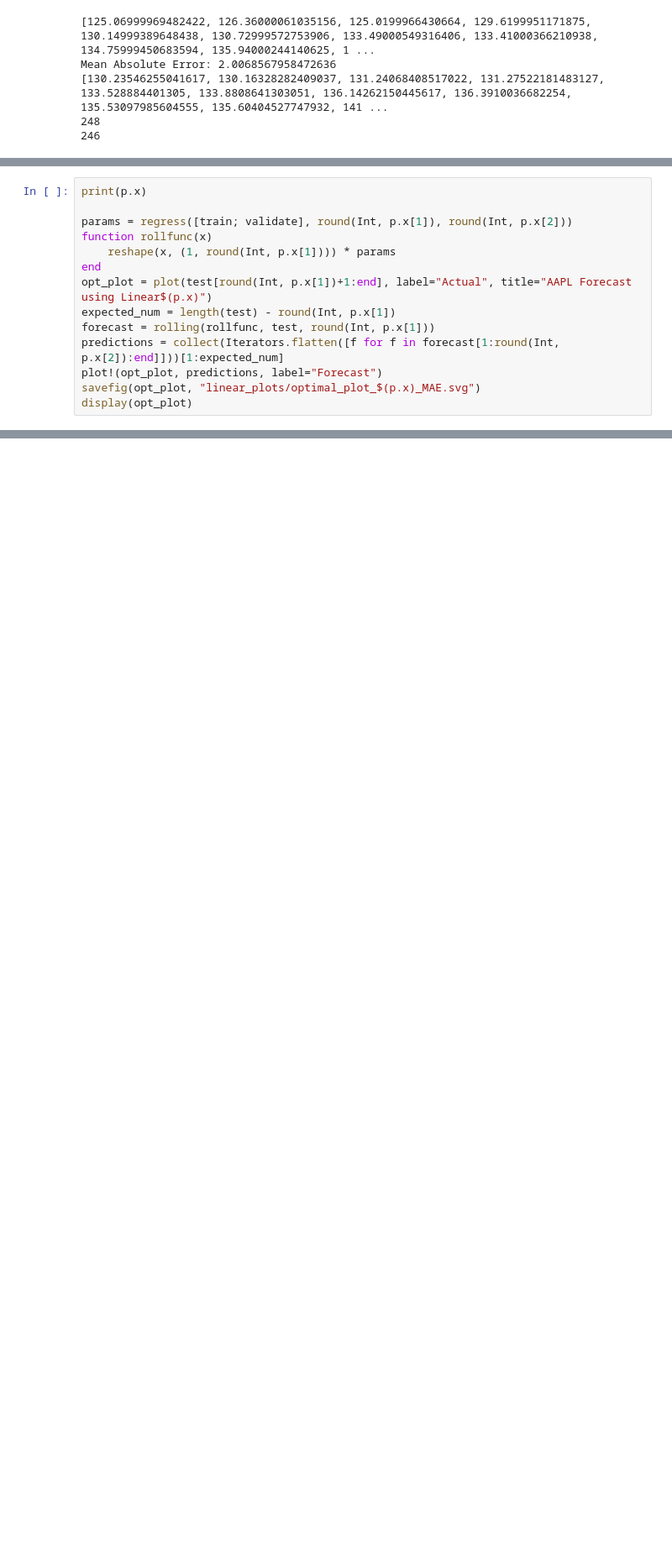
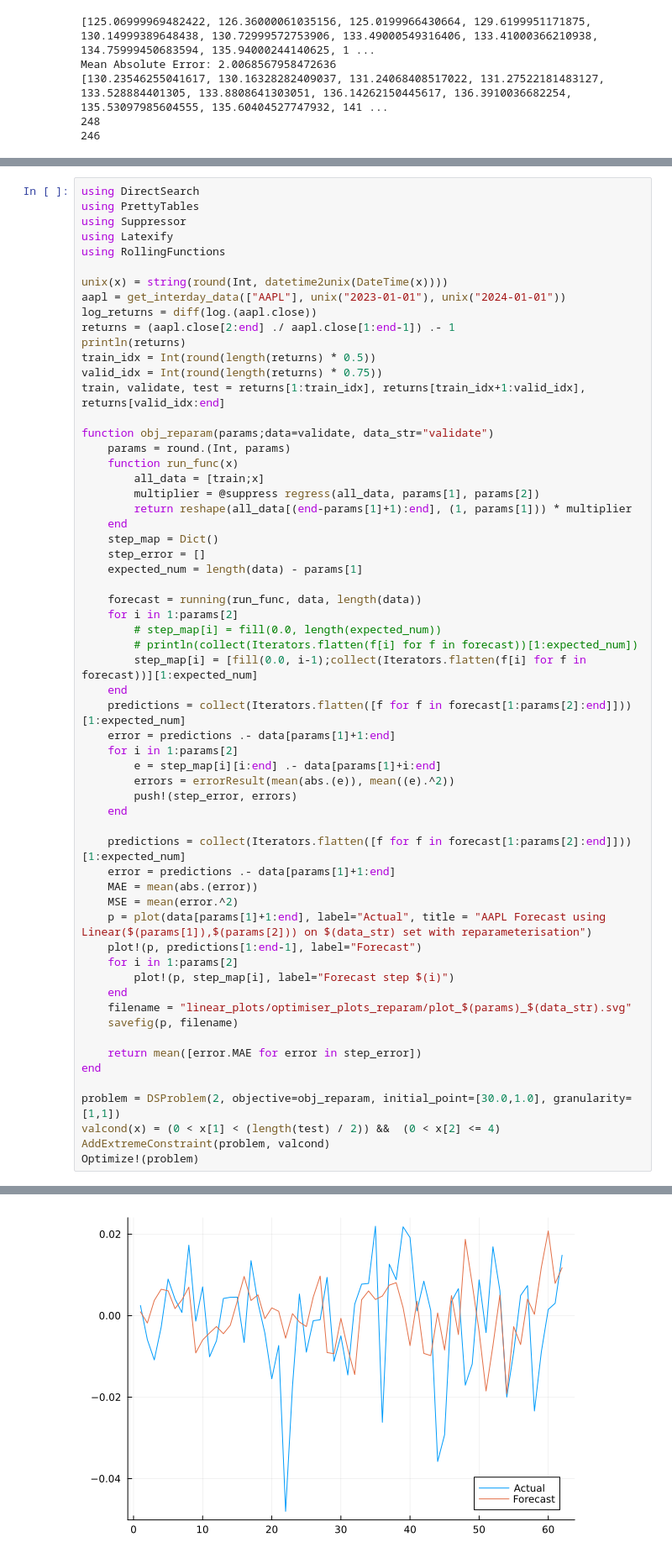
Before and after one commit to sheriff4000/fyp_repo, a Jupyter notebook: test_linear.ipynb, the cells around one changed output, grey strips where cells are left out. Shown at 84% size. Drawn from its saved outputs; the diff is of its cells as text; blank space fills up the shorter version.

```diff
--- a/test_linear.ipynb
+++ b/test_linear.ipynb
@@ -212,14 +278,0 @@ Blackbox Evaluation Time    0.256667186
-# %%
-print(p.x)
-
-params = regress([train; validate], round(Int, p.x[1]), round(Int, p.x[2]))
-function rollfunc(x)
-    reshape(x, (1, round(Int, p.x[1]))) * params
-end
-opt_plot = plot(test[round(Int, p.x[1])+1:end], label="Actual", title="AAPL Forecast using Linear$(p.x)")
-expected_num = length(test) - round(Int, p.x[1])
-forecast = rolling(rollfunc, test, round(Int, p.x[1]))
-predictions = collect(Iterators.flatten([f for f in forecast[1:round(Int, p.x[2]):end]]))[1:expected_num]
-plot!(opt_plot, predictions, label="Forecast")
-savefig(opt_plot, "linear_plots/optimal_plot_$(p.x)_MAE.svg")
-display(opt_plot)
@@ -228,0 +282,61 @@ display(opt_plot)
+# %%
+using DirectSearch
+using PrettyTables
+using Suppressor
+using Latexify
+using RollingFunctions
+
+unix(x) = string(round(Int, datetime2unix(DateTime(x))))
+aapl = get_interday_data(["AAPL"], unix("2023-01-01"), unix("2024-01-01"))
+log_returns = diff(log.(aapl.close))
+returns = (aapl.close[2:end] ./ aapl.close[1:end-1]) .- 1
+println(returns)
+train_idx = Int(round(length(returns) * 0.5))
+valid_idx = Int(round(length(returns) * 0.75))
+train, validate, test = returns[1:train_idx], returns[train_idx+1:valid_idx], returns[valid_idx:end]
+
+function obj_reparam(params;data=validate, data_str="validate")
+    params = round.(Int, params)
+    function run_func(x)
+        all_data = [train;x]
+        multiplier = @suppress regress(all_data, params[1], params[2])
+        return reshape(all_data[(end-params[1]+1):end], (1, params[1])) * multiplier
+    end
+    step_map = Dict()
+    step_error = []
+    expected_num = length(data) - params[1]
+
+    forecast = running(run_func, data, length(data))
+    for i in 1:params[2]
+        # step_map[i] = fill(0.0, length(expected_num))
+        # println(collect(Iterators.flatten(f[i] for f in forecast))[1:expected_num])
+        step_map[i] = [fill(0.0, i-1);collect(Iterators.flatten(f[i] for f in forecast))][1:expected_num]
+    end
+    predictions = collect(Iterators.flatten([f for f in forecast[1:params[2]:end]]))[1:expected_num]
+    error = predictions .- data[params[1]+1:end]
+    for i in 1:params[2]
+        e = step_map[i][i:end] .- data[params[1]+i:end]
+        errors = errorResult(mean(abs.(e)), mean((e).^2))
+        push!(step_error, errors)
+    end
+
+    predictions = collect(Iterators.flatten([f for f in forecast[1:params[2]:end]]))[1:expected_num]
+    error = predictions .- data[params[1]+1:end]
+    MAE = mean(abs.(error))
+    MSE = mean(error.^2)
+    p = plot(data[params[1]+1:end], label="Actual", title = "AAPL Forecast using Linear($(params[1]),$(params[2])) on $(data_str) set with reparameterisation")
+    plot!(p, predictions[1:end-1], label="Forecast")
+    for i in 1:params[2]
+        plot!(p, step_map[i], label="Forecast step $(i)")
+    end
+    filename = "linear_plots/optimiser_plots_reparam/plot_$(params)_$(data_str).svg"
+    savefig(p, filename)
+
+    return mean([error.MAE for error in step_error])
+end
+
+problem = DSProblem(2, objective=obj_reparam, initial_point=[30.0,1.0], granularity=[1,1])
+valcond(x) = (0 < x[1] < (length(test) / 2)) &&  (0 < x[2] <= 4)
+AddExtremeConstraint(problem, valcond)
+Optimize!(problem)
+# %% [output]
@@ -228,0 +363 @@ display(opt_plot)
+[figure, added]
```
Also changed, not shown: parts of 12 cells of this notebook, 6 other files.
